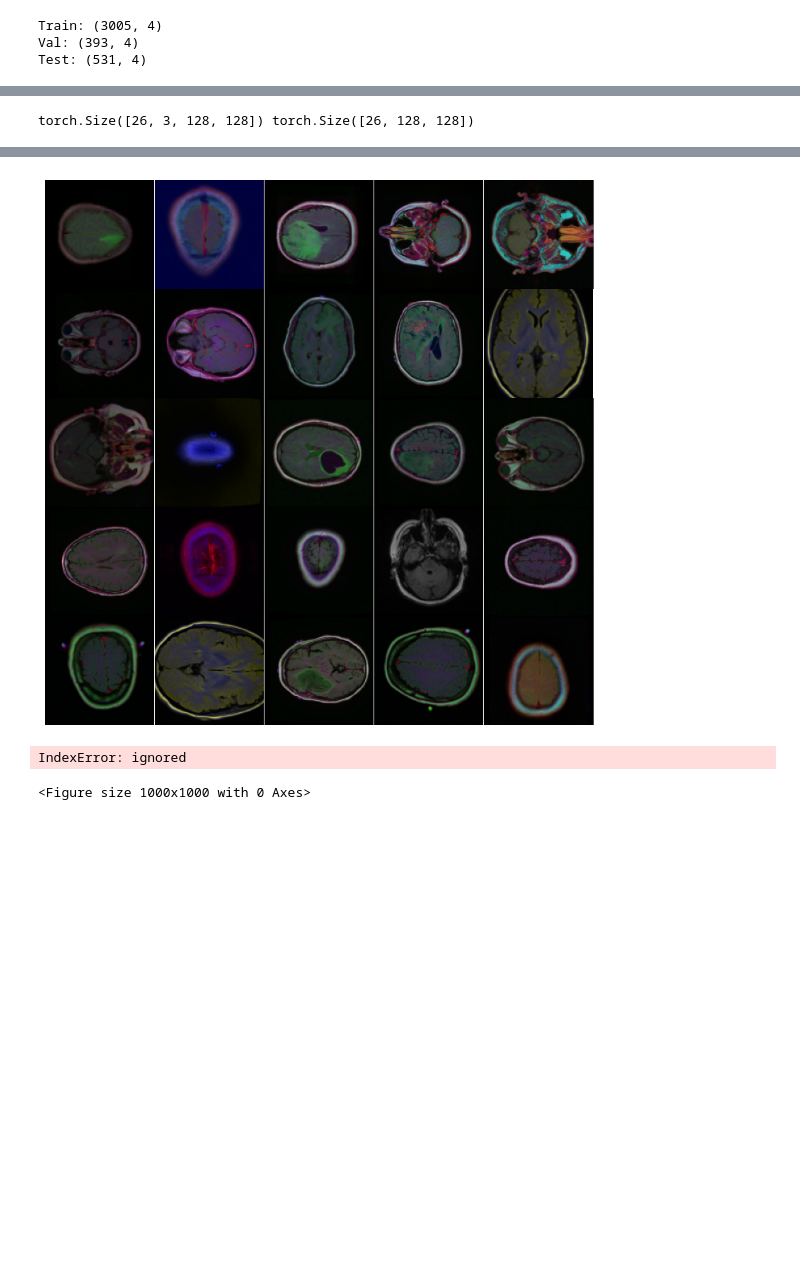
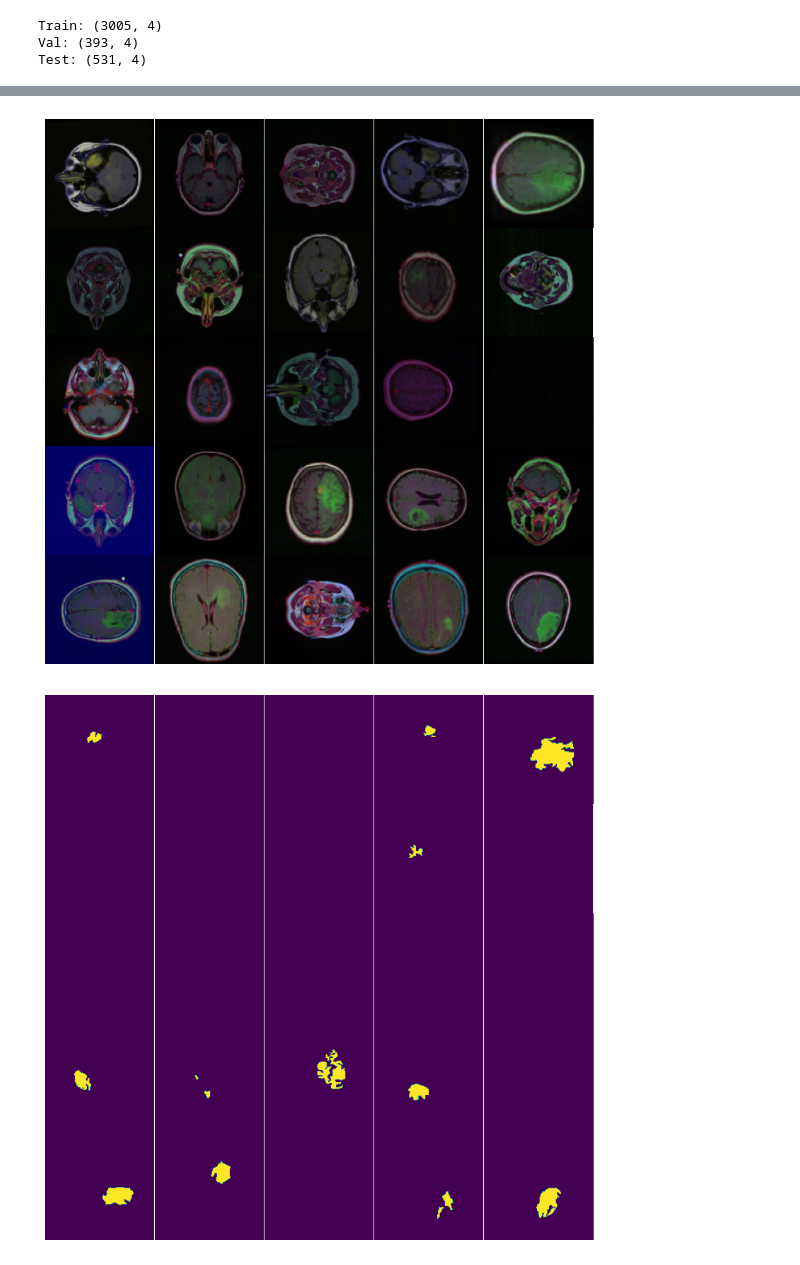
Before and after one commit to mnjkhtri/brain-tumor-detection-and-localization, a Jupyter notebook: main.ipynb, the cells around one changed output, grey strips where cells are left out. Drawn from its saved outputs; the diff is of its cells as text; code cells hidden in the pictures; blank space fills up the shorter version.

```diff
--- a/main.ipynb
+++ b/main.ipynb
@@ -236,26 +257,24 @@ def show_aug(inputs, nrows=5, ncols=5, image=True):
         # normalization
         if image is True:
             img = inputs[idx].numpy().transpose(1,2,0)
+            # img = img.astype(np.float32)
             mean = [0.485, 0.456, 0.406]
-            std = [0.229, 0.224, 0.225]
+            std = [0.229, 0.224, 0.225] ￼
             img = (img*std+mean).astype(np.float32)
         else:
             img = inputs[idx].numpy().astype(np.float32)
-            img = img[0,:,:]
 
-        #plot
-        #print(img.max(), len(np.unique(img)))
+
         plt.subplot(nrows, ncols, i_+1)
+        plt.axis('off')
         plt.imshow(img);
-        plt.axis('off')
 
         i_ += 1
 
-    return plt.show()
+    plt.show()
 
 
 images, masks = next(iter(train_dataloader))
-print(images.shape, masks.shape)
 
 show_aug(images)
 show_aug(masks, image=False)
@@ -270 +298,0 @@ WARNING:matplotlib.image:Clipping input data to the valid range for imshow with
-torch.Size([26, 3, 128, 128]) torch.Size([26, 128, 128])
@@ -288,3 +299,2 @@ WARNING:matplotlib.image:Clipping input data to the valid range for imshow with
-[figure, old version]
+[figure, new version]
-IndexError: ignored
-<Figure size 1000x1000 with 0 Axes>
+[figure, added]
```
Also changed, not shown: parts of 10 cells of this notebook.
